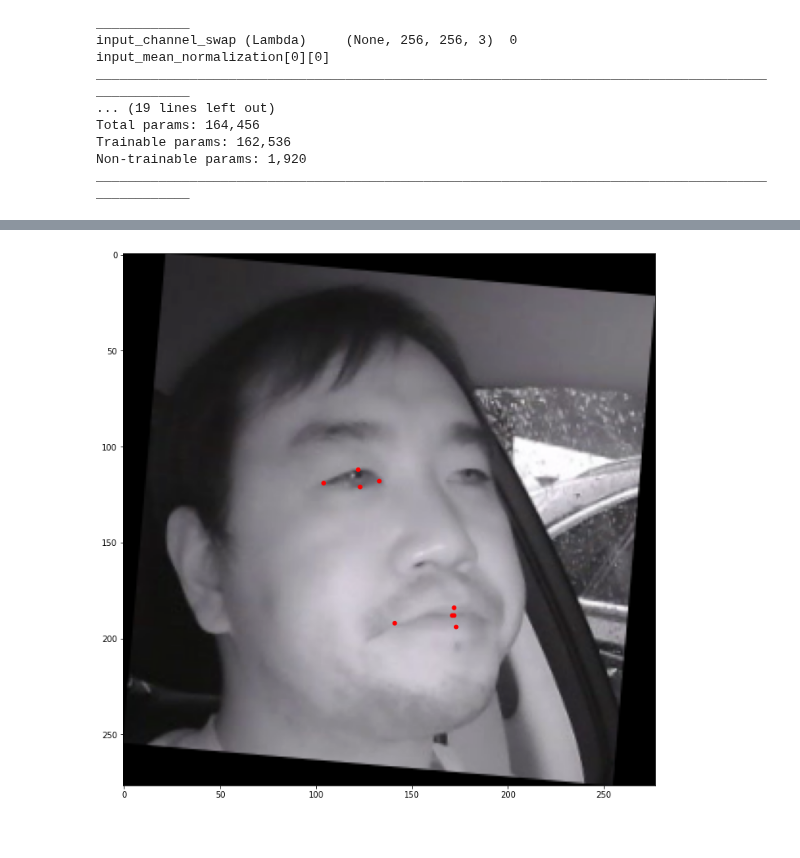
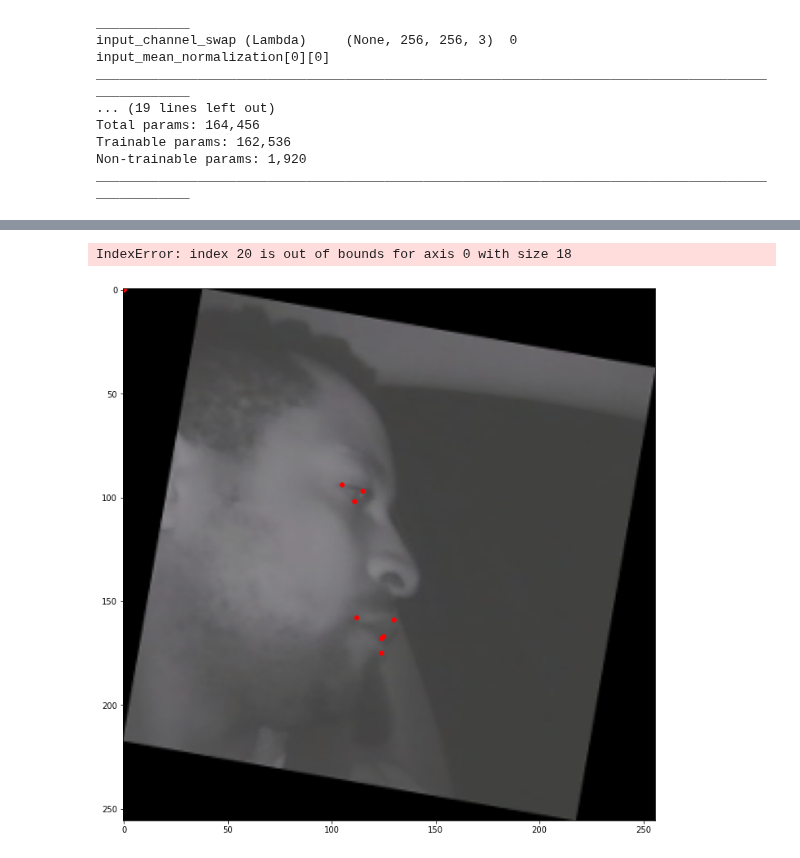
Before and after one commit to TaeseongMoon/bf_reimplement, a Jupyter notebook: y_tru_check.ipynb, the cells around one changed output, grey strips where cells are left out. Drawn from its saved outputs; the diff is of its cells as text; code cells hidden in the pictures.

Commit message:
Augmentation & model shape shift

```diff
--- a/y_tru_check.ipynb
+++ b/y_tru_check.ipynb
@@ -129,8 +129,7 @@ variances = [0.1, 0.1, 0.2, 0.2] # The variances by which the encoded target coo
 normalize_coords = True
 ssd_data_augmentation = SSDDataAugmentation(img_height=img_height,
                                             img_width=img_width,
-                                            background=mean_color,
-                                           fix_image_ratio=False)
+                                            background=mean_color)
 convert_to_3_channels = ConvertTo3Channels()
 resize = Resize(height=img_height, width=img_width)
 
@@ -214,4 +208,11 @@ TensorShape([32, 2, 52])
 # %%
 anchor = [ float(x) for x in open('anchor_256_fix.txt').readline().split(',') if x != '']
+# %%
+output1 = np.add(output[0][0].numpy(), np.array(anchor, dtype=np.float32))
+# output1 = []
+# for i, j in zip(output[0][0].numpy().tolist(), anchor):
+#     output1.append(int(i+j))
+output1 = output1.astype(np.int8)
 # %%
-output = np.add(output[0][0], np.array(anchor))
+print( output[0][0].numpy().shape)
+print(np.array(anchor).shape)
@@ -233,0 +230,3 @@ array([ 62.99999908,  42.00000183,  62.99999908,  41.99999977,
+# %%
+for i,j in zip(output[0][0].numpy().tolist(), anchor):
+    print(int(i + j), end = ' ')
@@ -238,6 +253,8 @@ for i in dbset:
     output_index.append(i*2-2)
     output_index.append(i*2-1)
 output = output[output_index]
+# %% [output]
+IndexError: index 20 is out of bounds for axis 0 with size 18
 # %%
 # Display the image and draw the predicted boxes onto it.
 from PIL import Image
@@ -248,33 +265,33 @@ classes = ['background',
 
 plt.figure(figsize=(20,12))
 # plt.imshow(orig_images[0])
 
 plt.imshow(Image.fromarray(a[0][0]))
 
 current_axis = plt.gca()
 # print(orig_images[0].shape[1])
 # print(orig_images[0].shape[0])
 # box = y_pred_thresh[][12]
-box = output
+box = output1
 
 color = colors[0]
 #     label = '{}: {:.2f}'.format(classes[int(box[0])], box[1])
 #     current_axis.add_patch(plt.Rectangle((xmin, ymin), xmax-xmin, ymax-ymin, color=color, fill=False, linewidth=2))
 
-for i in range(0, len(output), 2):
+for i in range(0, len(output1), 2):
     current_axis.add_patch(plt.Circle((box[i], box[i+1]), 1, color=color))
 
 # for box in y_pred_thresh[1]:
     # Transform the predicted bounding boxes for the 300x300 image to the original image dimensions.
 
 
 
 #     color = colors[int(box[0])]
 #     label = '{}: {:.2f}'.format(classes[int(box[0])], box[1])
 #     current_axis.add_patch(plt.Rectangle((xmin, ymin), xmax-xmin, ymax-ymin, color=color, fill=False, linewidth=2))
 
 
 #     label = '{}: {:.2f}'.format(classes[int(box[0])], box[1])
 #     current_axis.text(xmin, ymin, '', size='x-large', color='white', bbox={'facecolor':color, 'alpha':1.0})
 # %% [output]
-[figure, old version]
+[figure, new version]
```
Also changed, not shown: parts of 9 cells of this notebook, 10 other files.
